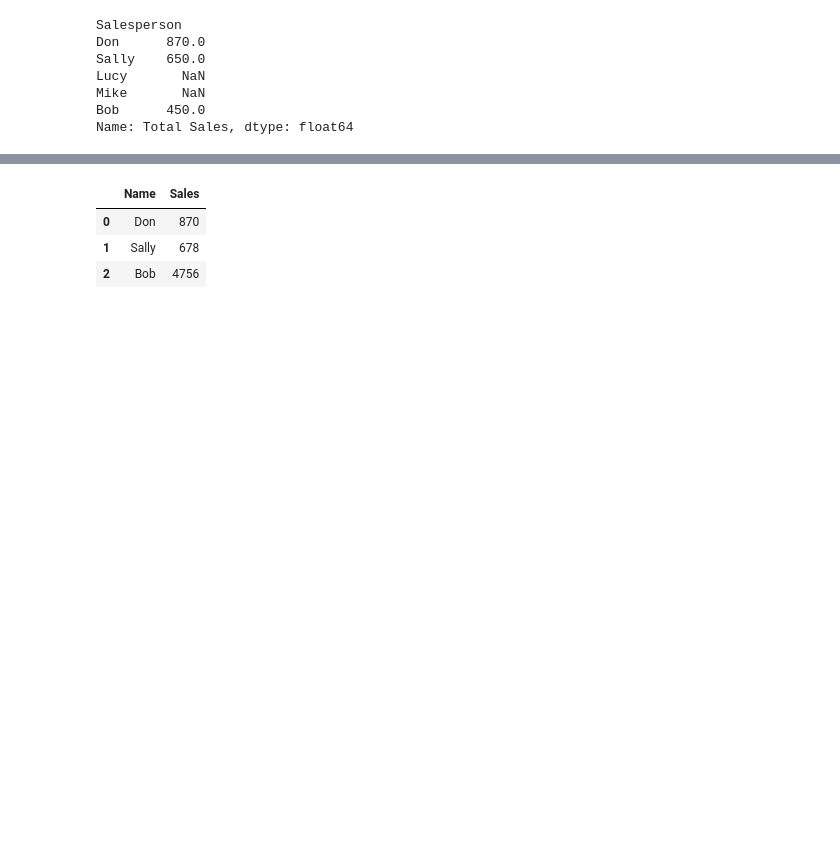
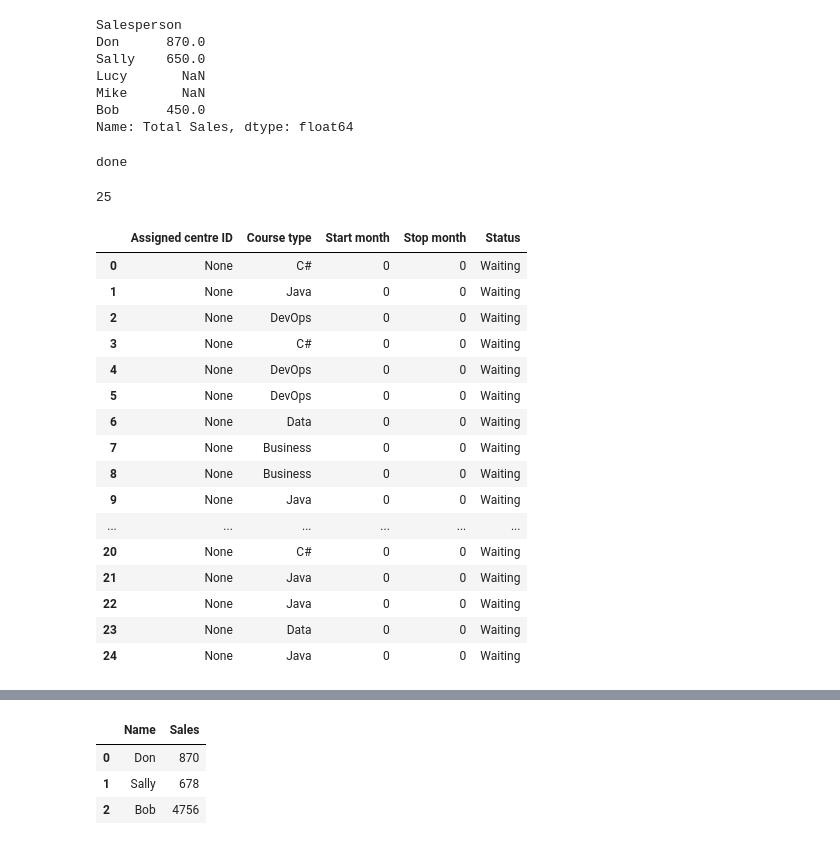
Before and after one commit to AlexlwAstro/data21material, a Jupyter notebook: pandas_intro.ipynb, the cells around one changed output, grey strips where cells are left out. Saved outputs shown, nothing was run; the diff lists cells and outputs as text; code cells hidden in the pictures; blank space fills up the shorter version.

```diff
--- a/pandas_intro.ipynb
+++ b/pandas_intro.ipynb
@@ -133,3 +133,47 @@ Lucy       NaN
 Mike       NaN
 Bob      450.0
 Name: Total Sales, dtype: float64
+# %%
+import random
+def trainee_generator(min_trainees,max_trainees):
+    new_train_mean = (min_trainees + max_trainees)/2.0
+    new_train_stdev = (new_train_mean - min_trainees)/3.0
+    num_new_trainees = float(stats.truncnorm.rvs(
+        (min_trainees-new_train_mean)/new_train_stdev,
+        (max_trainees-new_train_mean)/new_train_stdev,
+        loc=new_train_mean, scale=new_train_stdev, size=1))
+    return round(num_new_trainees)
+
+print('done')
+# %% [output]
+done
+# %%
+trainee_df = pd.DataFrame(columns=["Assigned centre ID", "Course type", "Start month", "Stop month","Status"])
+courses = ["Data", "DevOps", "C#", "Java", "Business"]
+num_new_trainees = trainee_generator(20,30)
+print(num_new_trainees)
+for trainee in range(num_new_trainees):
+
+    row_data = {"Course type": random.choice(courses), "Assigned centre ID": "None",
+                        "Start month": 0, "Stop month": 0, "Status": "Waiting"}
+    trainee_df = trainee_df.append(row_data, ignore_index=True)
+trainee_df
+# %% [output]
+25
+|  | Assigned centre ID | Course type | Start month | Stop month | Status |
+| 0 | None | C# | 0 | 0 | Waiting |
+| 1 | None | Java | 0 | 0 | Waiting |
+| 2 | None | DevOps | 0 | 0 | Waiting |
+| 3 | None | C# | 0 | 0 | Waiting |
+| 4 | None | DevOps | 0 | 0 | Waiting |
+| 5 | None | DevOps | 0 | 0 | Waiting |
+| 6 | None | Data | 0 | 0 | Waiting |
+| 7 | None | Business | 0 | 0 | Waiting |
+| 8 | None | Business | 0 | 0 | Waiting |
+| 9 | None | Java | 0 | 0 | Waiting |
+| ... | ... | ... | ... | ... | ... |
+| 20 | None | C# | 0 | 0 | Waiting |
+| 21 | None | Java | 0 | 0 | Waiting |
+| 22 | None | Java | 0 | 0 | Waiting |
+| 23 | None | Data | 0 | 0 | Waiting |
+| 24 | None | Java | 0 | 0 | Waiting |
```
Also changed, not shown: parts of 5 cells of this notebook, 1 other file.
